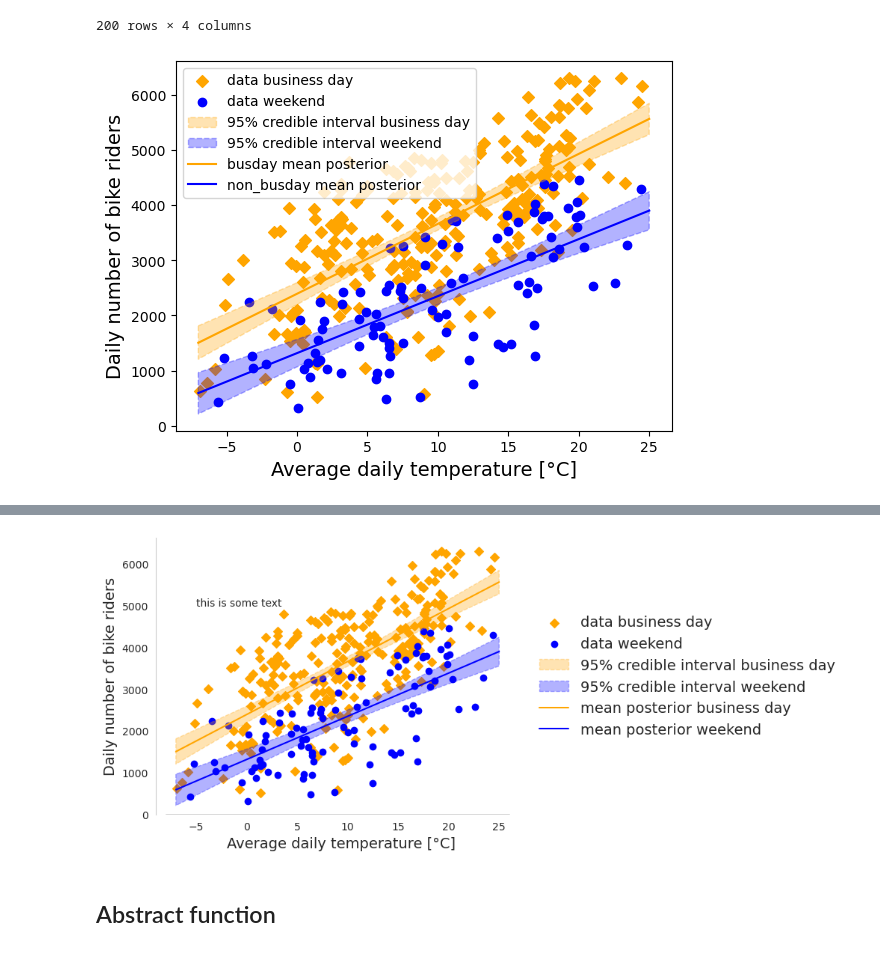
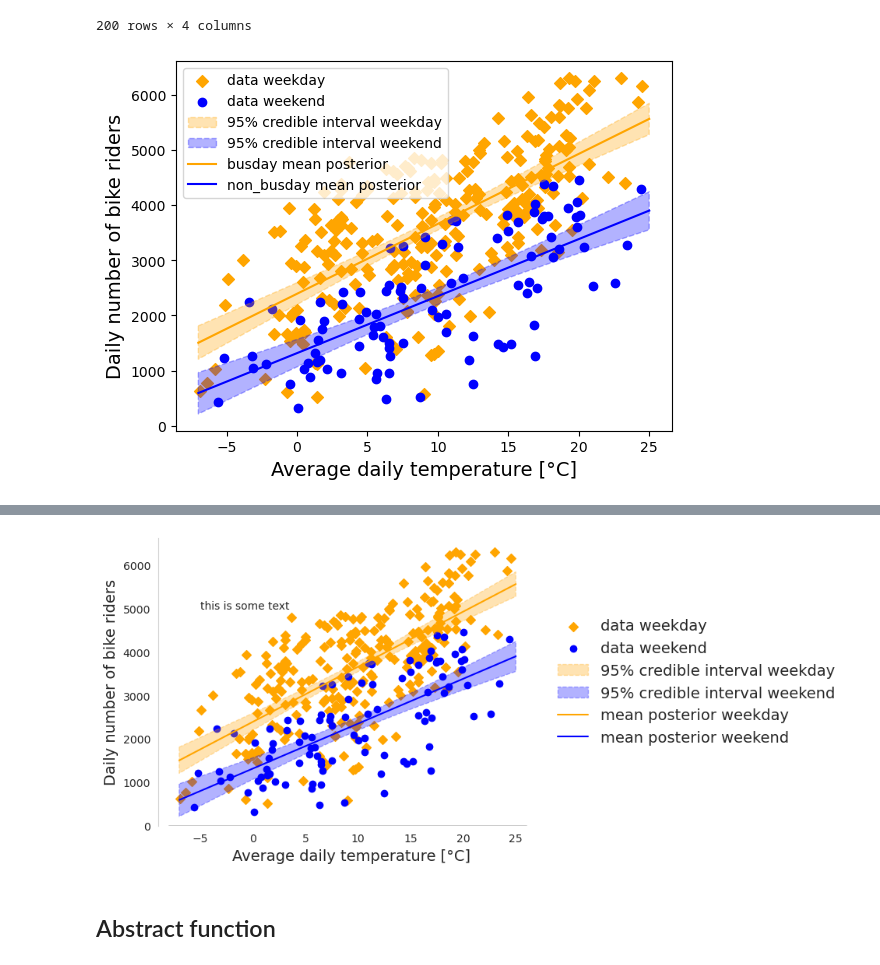
Before and after one commit to rfechner/DataLiteracy2022, a Jupyter notebook: project/plots/create_plots.ipynb, the cells around one changed output, grey strips where cells are left out. Drawn from its saved outputs; the diff is of its cells as text; code cells hidden in the pictures.

```diff
--- a/project/plots/create_plots.ipynb
+++ b/project/plots/create_plots.ipynb
@@ -25,7 +25,7 @@ def plot_data(data, ylabel='Daily number of bike riders', legend=True, **kwargs)
     # TODO vielleicht nur outline der Symbole zeichnen? (Dann auf jeden Fall Farbe anpassen: orange sieht man dann fast nicht)
     # TODO use different symbols - such that points for weekend / business day can be distinguished even without color
     # TODO Größe der Symbole anpassen?
-    plt.scatter(data[data['is_busday'] == True]['temperature'], data[data['is_busday'] == True]['rider_count'], label='data business day', color='orange', marker='D')
+    plt.scatter(data[data['is_busday'] == True]['temperature'], data[data['is_busday'] == True]['rider_count'], label='data weekday', color='orange', marker='D')
     plt.scatter(data[data['is_busday'] == False]['temperature'], data[data['is_busday'] == False]['rider_count'], label='data weekend', color='blue', marker='o')
 
     # legend
@@ -373,7 +373,7 @@ plt.fill_between(
     x_temps,
     df_credible_interval[df_credible_interval['is_busday']==1]['95-hdi-lower'].values,
     df_credible_interval[df_credible_interval['is_busday']==1]['95-hdi-upper'].values,
-    color='orange', linestyle='--', alpha=0.3, label='95% credible interval business day')
+    color='orange', linestyle='--', alpha=0.3, label='95% credible interval weekday')
 plt.fill_between(
     x_temps,
     df_credible_interval[df_credible_interval['is_busday']==0]['95-hdi-lower'].values,
@@ -391,7 +391,7 @@ plot_linear_fit(
     label_non_busday_fit='non_busday mean posterior'
     )
 # %% [output]
-[figure, old version]
+[figure, new version]
 # %%
 training_data_with_prediction_intervals.head()
 # %% [output]
@@ -420,7 +420,7 @@ plt.fill_between(
     x_temps,
     df_credible_interval[df_credible_interval['is_busday']==1]['95-hdi-lower'].values,
     df_credible_interval[df_credible_interval['is_busday']==1]['95-hdi-upper'].values,
-    color='orange', linestyle='--', alpha=0.3, label='95% credible interval business day')
+    color='orange', linestyle='--', alpha=0.3, label='95% credible interval weekday')
 plt.fill_between(
     x_temps,
     df_credible_interval[df_credible_interval['is_busday']==0]['95-hdi-lower'].values,
@@ -432,35 +432,35 @@ plt.fill_between(
 plot_linear_fit(
     posterior_distribution_characteristics.loc[posterior_distribution_characteristics['param_name'] == 'beta_0_intercept_weekend']['mean'].values[0],
     posterior_distribution_characteristics.loc[posterior_distribution_characteristics['param_name'] == 'beta_1_slope_weekend']['mean'].values[0],
     posterior_distribution_characteristics.loc[posterior_distribution_characteristics['param_name'] == 'beta_2_additional_intercept_business_day']['mean'].values[0],
     posterior_distribution_characteristics.loc[posterior_distribution_characteristics['param_name'] == 'beta_3_additional_slope_business_day']['mean'].values[0],
-    label_busday_fit='mean posterior business day',
+    label_busday_fit='mean posterior weekday',
     label_non_busday_fit='mean posterior weekend'
     )
 
 
 #sns.despine(bottom = True, left = True)
 sns.despine(bottom = True)
 #sns.despine()
 
 # manual "x-axis"
 plt.plot([-8,26], [0,0], color='black', linewidth = 1)
 plt.xlim(-9)
 
 # manual "y-axis"
 #plt.plot([-9,-9], [0,6400], color='grey', linewidth = 0.8)
 
 # start y-axis at 0
 plt.ylim(0)
 
 ax = plt.gca()
 ax.grid(False)
 lgd = ax.legend(loc='center left', bbox_to_anchor=(1, 0.5), frameon=False, fontsize=14)
 plt.text(x=-5, y=5000, s='this is some text')
 plt.savefig('training_data_with_credible_intervals.pdf', bbox_extra_artists=(lgd,), bbox_inches='tight')
 plt.show()
 # %% [output]
-[figure, old version]
+[figure, new version]
 # %% [markdown]
 ## Abstract function
 # %%
```
Also changed, not shown: parts of 13 cells of this notebook, 8 other files.
